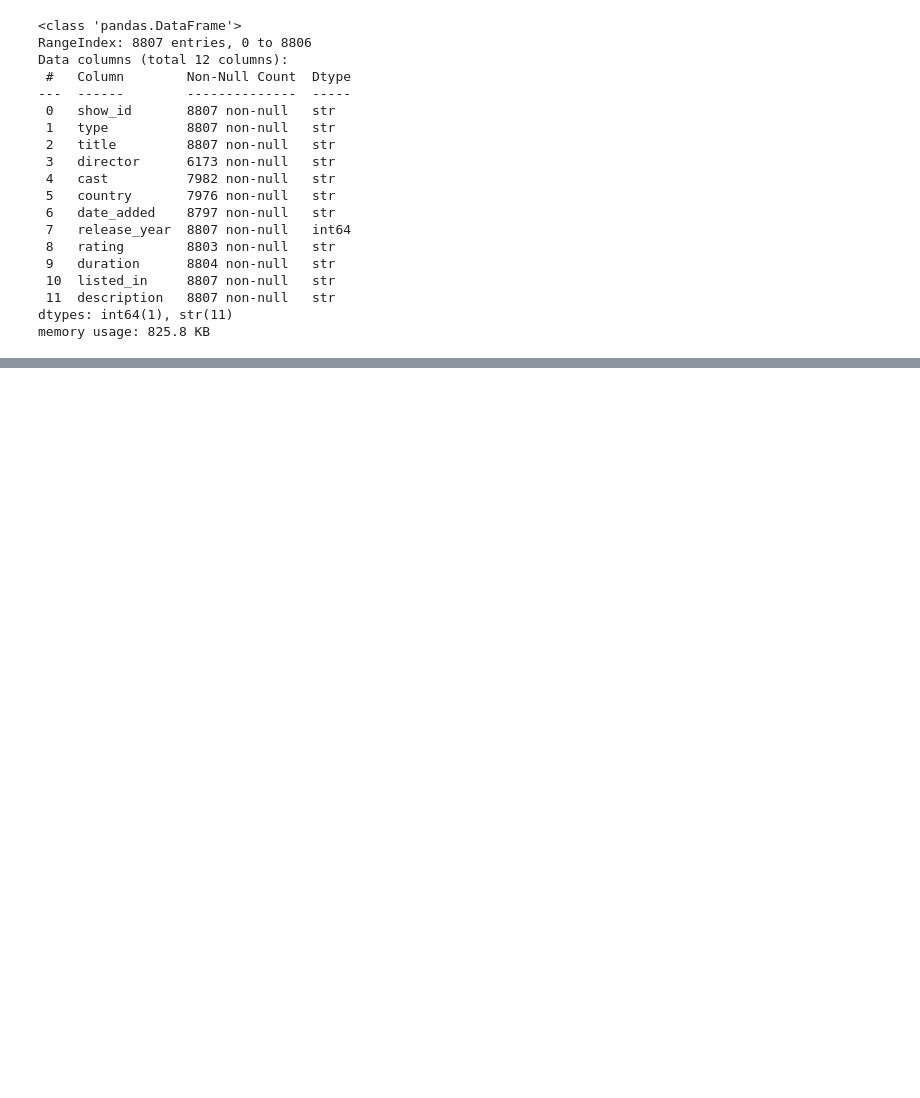
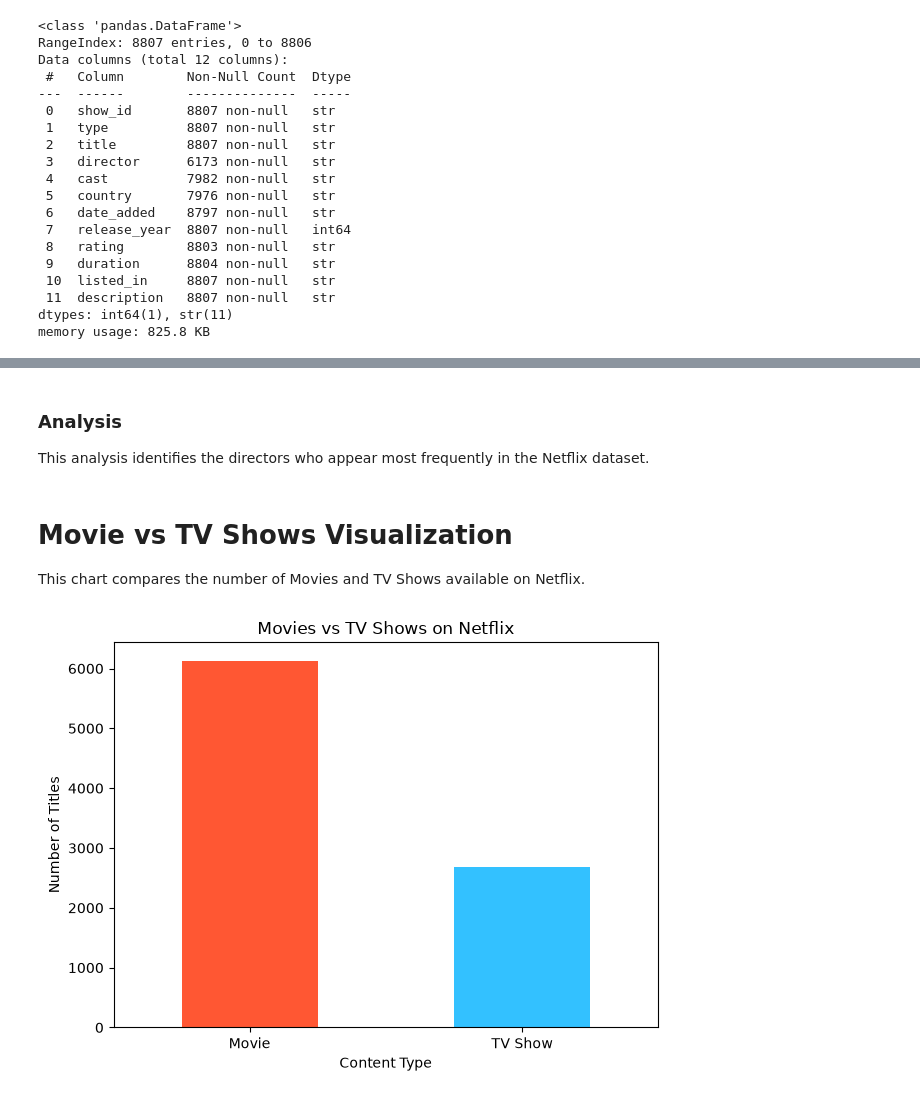
Before and after one commit to Woxnkr/netflix-data-analysis, a Jupyter notebook: notebook/netflix_analysis.ipynb, the cells around one changed output, grey strips where cells are left out. Cells and saved outputs as stored; diff of their text form; code cells hidden in the pictures; blank space fills up the shorter version.

```diff
--- a/notebook/netflix_analysis.ipynb
+++ b/notebook/netflix_analysis.ipynb
@@ -45,0 +125,6 @@ memory usage: 825.8 KB
+# %%
+# Count the number of Movies and TV Shows
+content_type = df["type"].value_counts()
+
+# Display the result
+content_type
@@ -45,0 +274,34 @@ memory usage: 825.8 KB
+# %% [markdown]
+### Analysis
+
+This analysis identifies the directors who appear most frequently in the Netflix dataset.
+# %% [markdown]
+# Movie vs TV Shows Visualization
+
+This chart compares the number of Movies and TV Shows available on Netflix.
+# %%
+import matplotlib.pyplot as plt
+
+# Create a bar chart
+content_type.plot(kind="bar", color=["#FF5733", "#33C1FF"])
+
+# Add chart title
+plt.title("Movies vs TV Shows on Netflix")
+
+# Label axes
+plt.xlabel("Content Type")
+plt.ylabel("Number of Titles")
+
+# Rotate x-axis labels
+plt.xticks(rotation=0)
+
+# Adjust layout
+plt.tight_layout()
+
+# Save the figure
+plt.savefig("../images/movie_vs_tvshow.png", dpi=300)
+
+# Display the chart
+plt.show()
+# %% [output]
+[figure, added]
```
Also changed, not shown: parts of 47 cells of this notebook, 1 other file.
